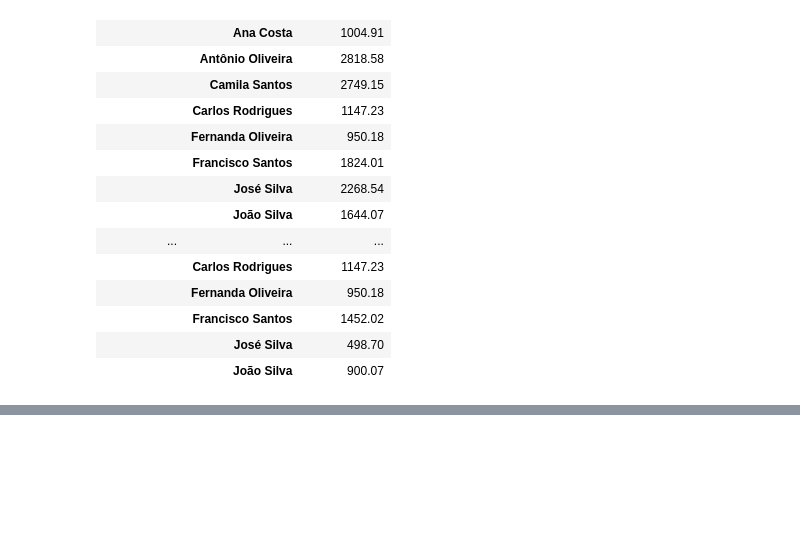
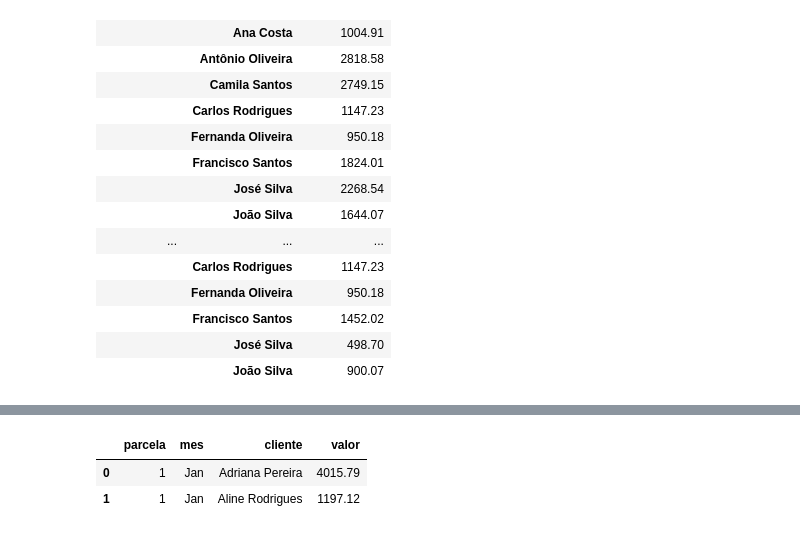
Before and after one commit to martinlietz/squadcinza_projeto3, a Jupyter notebook: projeto.ipynb, the cells around one changed output, grey strips where cells are left out. Drawn from its saved outputs; the diff is of its cells as text; code cells hidden in the pictures; blank space fills up the shorter version.

```diff
--- a/projeto.ipynb
+++ b/projeto.ipynb
@@ -314,4 +314,4 @@ result_2.groupby([result_2['num_parcela'], result_2['cliente']]).agg({'valor_par
 # %%
 result_2['mes_parcela'] = result_2['num_parcela'].apply(lambda x: dt.date(2021, x, 1).strftime('%b'))
 # %%
-result_2.groupby([result_2['num_parcela'], result_2['mes_parcela'], result_2['cliente']]).agg({'valor_parcela':sum}).head(50)
+dfResult = result_2.groupby([result_2['num_parcela'], result_2['mes_parcela'], result_2['cliente']]).agg({'valor_parcela':sum}).reset_index()
@@ -336,0 +318,9 @@ result_2.groupby([result_2['num_parcela'], result_2['mes_parcela'], result_2['cl
+# %%
+# dfResult.to_html(col_space=75)
+dfResult.columns = ['parcela', 'mes','cliente', 'valor']
+# %%
+dfResult.head(2)
+# %% [output]
+|  | parcela | mes | cliente | valor |
+| 0 | 1 | Jan | Adriana Pereira | 4015.79 |
+| 1 | 1 | Jan | Aline Rodrigues | 1197.12 |
```
Also changed, not shown: parts of 7 cells of this notebook.
